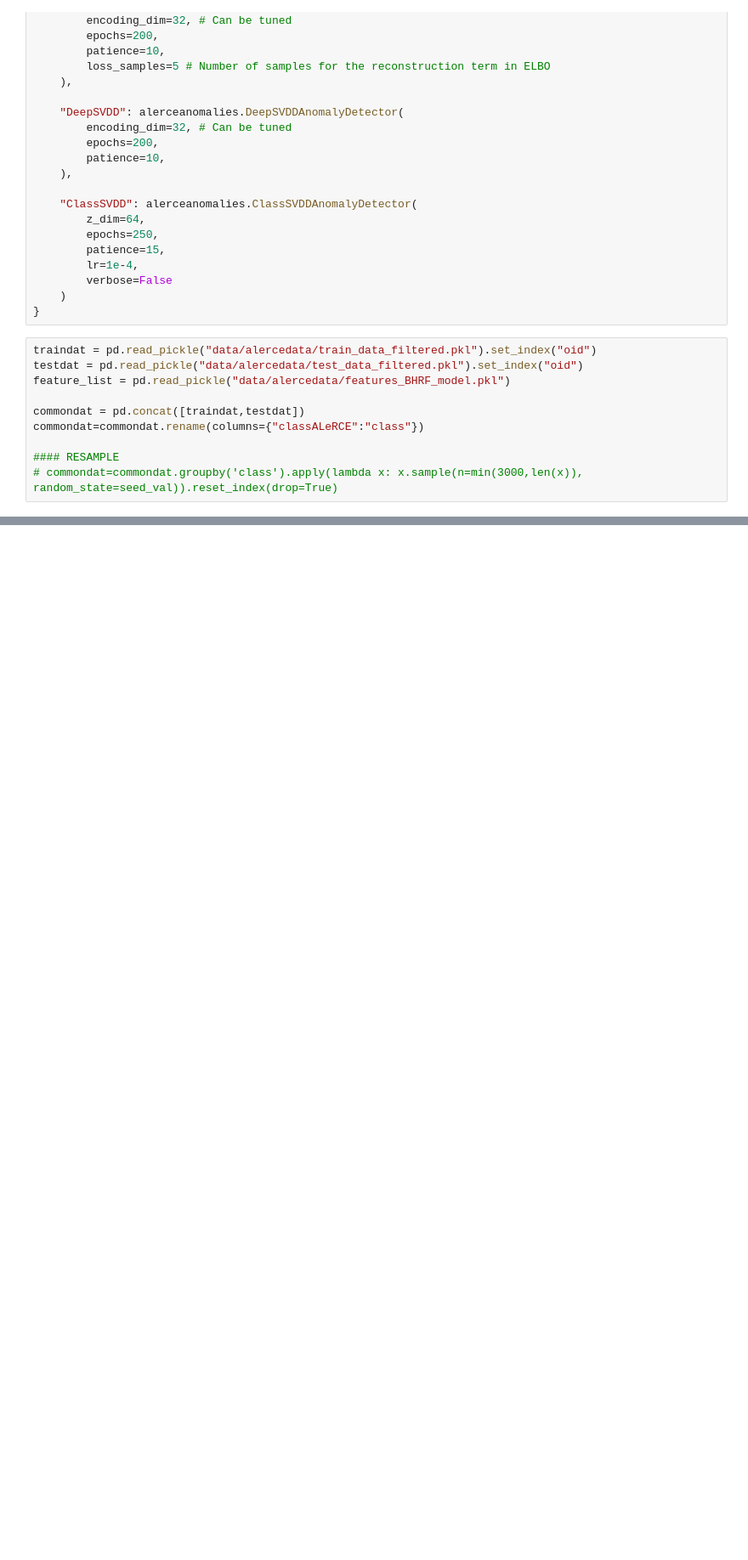
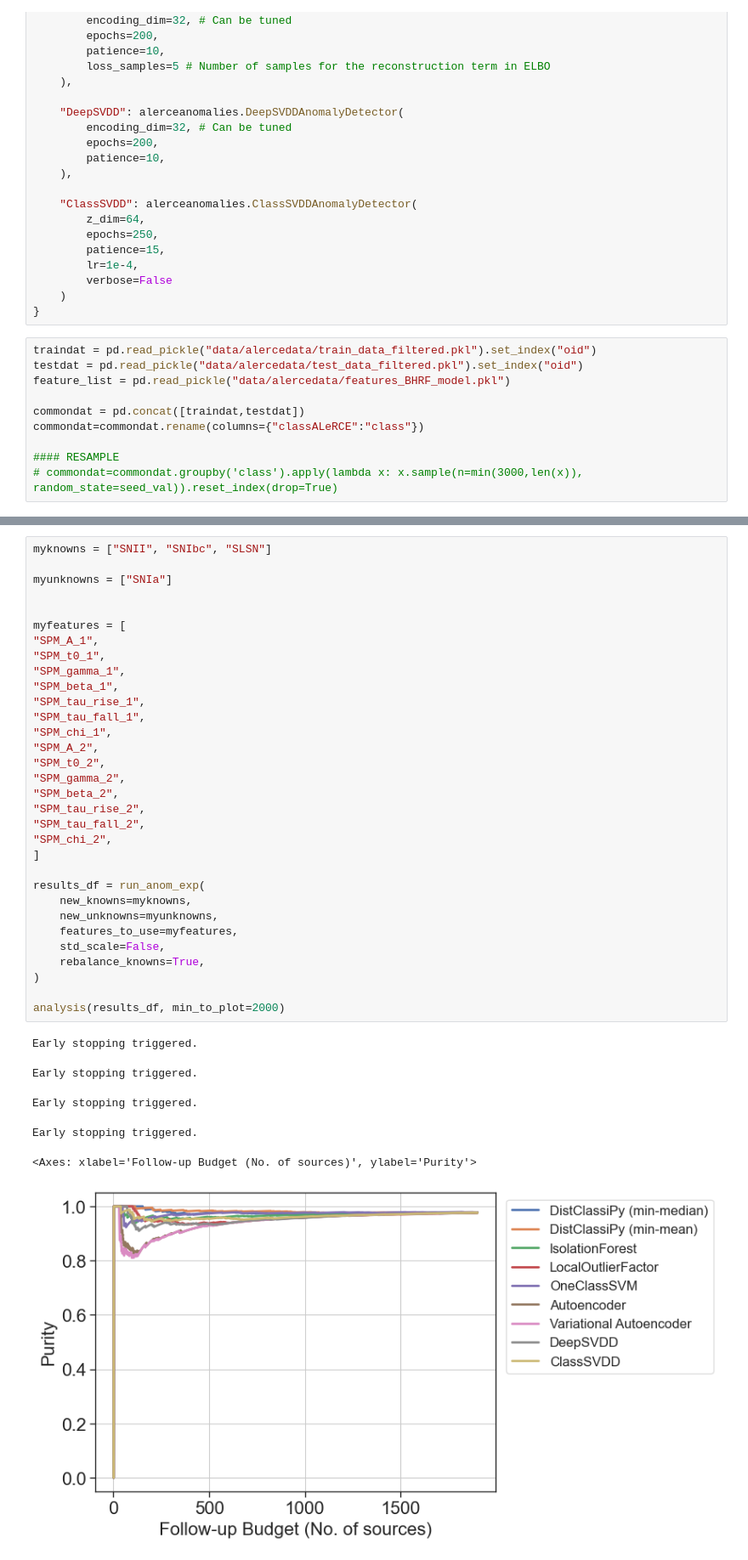
Before and after one commit to sidchaini/DistanceAnomalies, a Jupyter notebook: 06. paper neurips mlps/06b. alerceztf.ipynb, the cells around one changed output, grey strips where cells are left out. Shown at 85% size. Drawn from its saved outputs; the diff is of its cells as text; blank space fills up the shorter version.

```diff
--- a/06. paper neurips mlps/06b. alerceztf.ipynb
+++ b/06. paper neurips mlps/06b. alerceztf.ipynb
@@ -438,0 +244,39 @@ Name: count, dtype: int64
+# %%
+myknowns = ["SNII", "SNIbc", "SLSN"]
+
+myunknowns = ["SNIa"]
+
+
+myfeatures = [
+"SPM_A_1",
+"SPM_t0_1",
+"SPM_gamma_1",
+"SPM_beta_1",
+"SPM_tau_rise_1",
+"SPM_tau_fall_1",
+"SPM_chi_1",
+"SPM_A_2",
+"SPM_t0_2",
+"SPM_gamma_2",
+"SPM_beta_2",
+"SPM_tau_rise_2",
+"SPM_tau_fall_2",
+"SPM_chi_2",
+]
+
+results_df = run_anom_exp(
+    new_knowns=myknowns,
+    new_unknowns=myunknowns,
+    features_to_use=myfeatures,
+    std_scale=False,
+    rebalance_knowns=True,
+)
+
+analysis(results_df, min_to_plot=2000)
+# %% [output]
+Early stopping triggered.
+Early stopping triggered.
+Early stopping triggered.
+Early stopping triggered.
+<Axes: xlabel='Follow-up Budget (No. of sources)', ylabel='Purity'>
+[figure, added]
```
Also changed, not shown: parts of 6 cells of this notebook, 1 other file.
